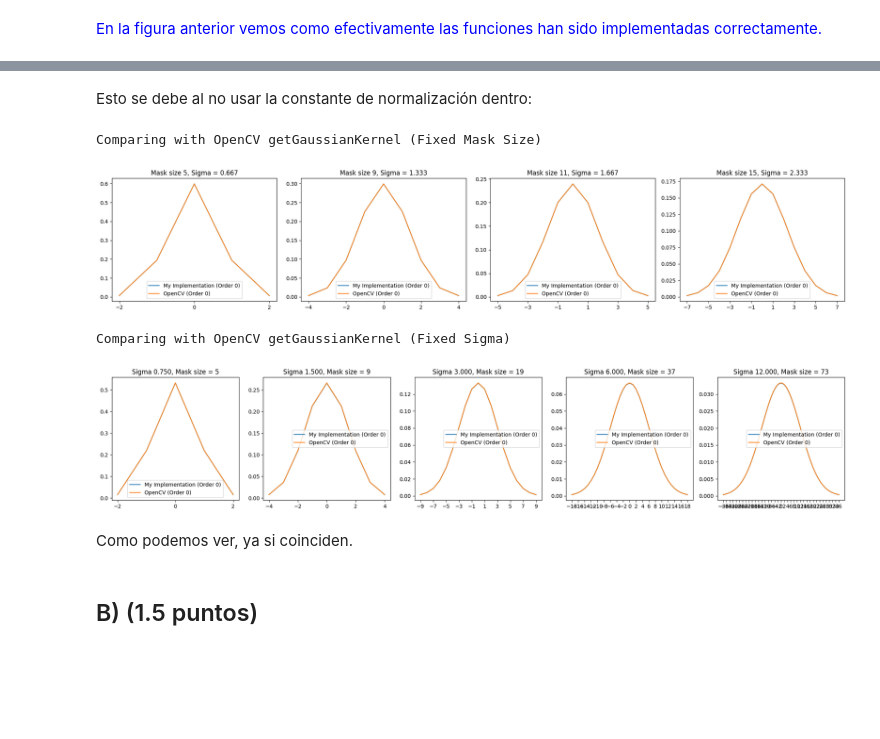
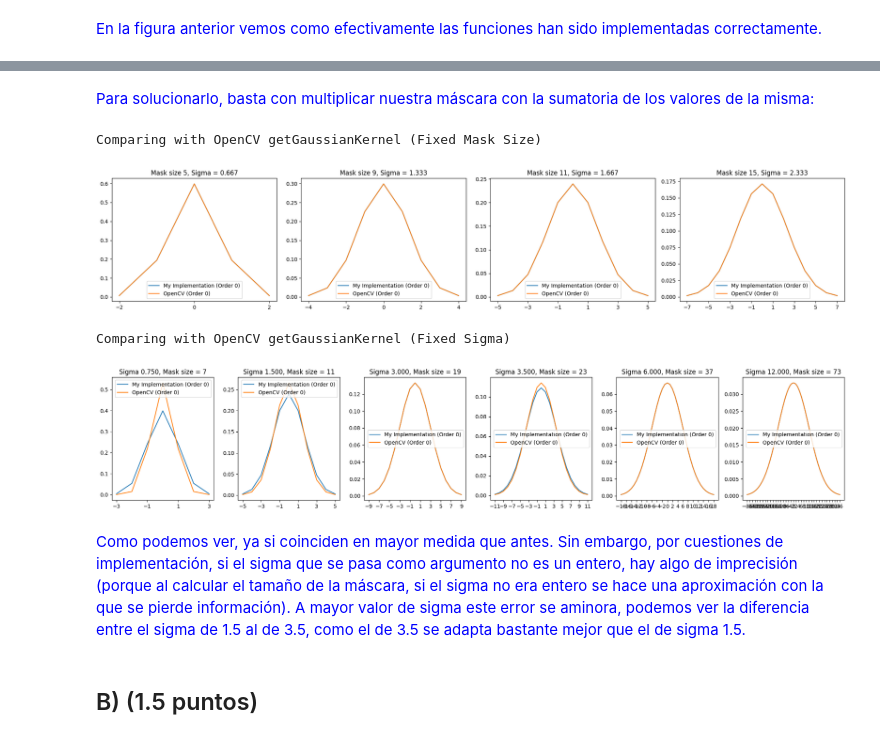
Before and after one commit to ruizz04/Vision_Computador, a Jupyter notebook: P1_template.ipynb, the cells around one changed output, grey strips where cells are left out. Saved outputs shown, nothing was run; the diff lists cells and outputs as text; code cells hidden in the pictures; blank space fills up the shorter version.

```diff
--- a/P1_template.ipynb
+++ b/P1_template.ipynb
@@ -429,2 +428,0 @@ Comparing with OpenCV getGaussianKernel (Fixed Sigma)
-# %% [markdown]
-Esto se debe al no usar la constante de normalización dentro:
@@ -443,5 +429,7 @@ def GaussDeriv2Func(x,sigma):
+# %% [markdown]
+<font color="blue">Para solucionarlo, basta con multiplicar nuestra máscara con la sumatoria de los valores de la misma:
 # %%
-sigma_values = [0.75, 1.5, 3, 6, 12]
+sigma_values = [0.75, 1.5, 3, 3.5,  6, 12]
 size_masks = [5, 9, 11, 15]
 
 plt.rcParams["figure.figsize"] = (20, 4) # Adjust figure size for 1x5 grid
@@ -455,44 +443,46 @@ for i, sizeMask in enumerate(size_masks):
     # Display user's implementation and OpenCV's for Order 0 (Gaussian) in a subplot
     plt.subplot(1, len(size_masks), i + 1) # 1 row, len(size_masks) columns, current plot is i+1
     mask_user = gaussianMask1D(sizeMask=sizeMask, order=0)
+    coef_normal = 1/(mask_user.sum())
     mask_opencv = cv2.getGaussianKernel(sizeMask, sigma).flatten()
 
-    plt.plot(k_valores, mask_user, label='My Implementation (Order 0)')
+    plt.plot(k_valores, coef_normal*mask_user, label='My Implementation (Order 0)')
     plt.plot(k_valores, mask_opencv, label='OpenCV (Order 0)')
     plt.title(f'Mask size {sizeMask}, Sigma = {sigma:.3f}')
     plt.legend()
     plt.xticks(k_valores[::2], fontsize=10)
 
 plt.tight_layout() # Adjust layout to prevent overlap
 plt.show()
 
 
 print('Comparing with OpenCV getGaussianKernel (Fixed Sigma)')
 plt.figure()
 for i, sigma in enumerate(sigma_values):
     sizeMask = 2 * int(3 * sigma) + 1
     k_valores = np.arange(sizeMask) - sizeMask // 2
 
     # Display user's implementation and OpenCV's for Order 0 (Gaussian) in a subplot
     plt.subplot(1, len(sigma_values), i + 1) # 1 row, len(sigma_values) columns, current plot is i+1
-    mask_user = gaussianMask1D(sigma=sigma, order=0)
+    mask_user = gaussianMask1D(sizeMask=sizeMask, order=0)
+    coef_normal = 1/(mask_user.sum())
     mask_opencv = cv2.getGaussianKernel(sizeMask, sigma).flatten()
 
-    plt.plot(k_valores, mask_user, label='My Implementation (Order 0)')
+    plt.plot(k_valores, coef_normal*mask_user, label='My Implementation (Order 0)')
     plt.plot(k_valores, mask_opencv, label='OpenCV (Order 0)')
     plt.title(f'Sigma {sigma:.3f}, Mask size = {sizeMask}')
     plt.legend()
     plt.xticks(k_valores[::2], fontsize=10)
 
 plt.tight_layout() # Adjust layout to prevent overlap
 plt.show()
 # %% [output]
 Comparing with OpenCV getGaussianKernel (Fixed Mask Size)
 [figure]
 Comparing with OpenCV getGaussianKernel (Fixed Sigma)
-[figure, old version]
+[figure, new version]
-# %% [markdown]
-Como podemos ver, ya si coinciden.
+# %% [markdown]
+<font color="blue"> Como podemos ver, ya si coinciden en mayor medida que antes. Sin embargo, por cuestiones de implementación, si el sigma que se pasa como argumento no es un entero, hay algo de imprecisión (porque al calcular el tamaño de la máscara, si el sigma no era entero se hace una aproximación con la que se pierde información). A mayor valor de sigma este error se aminora, podemos ver la diferencia entre el sigma de 1.5 al de 3.5, como el de 3.5 se adapta bastante mejor que el de sigma 1.5.
 # %% [markdown]
 ## B) (1.5 puntos)
 # %% [markdown]
```
Also changed, not shown: parts of 11 cells of this notebook.
